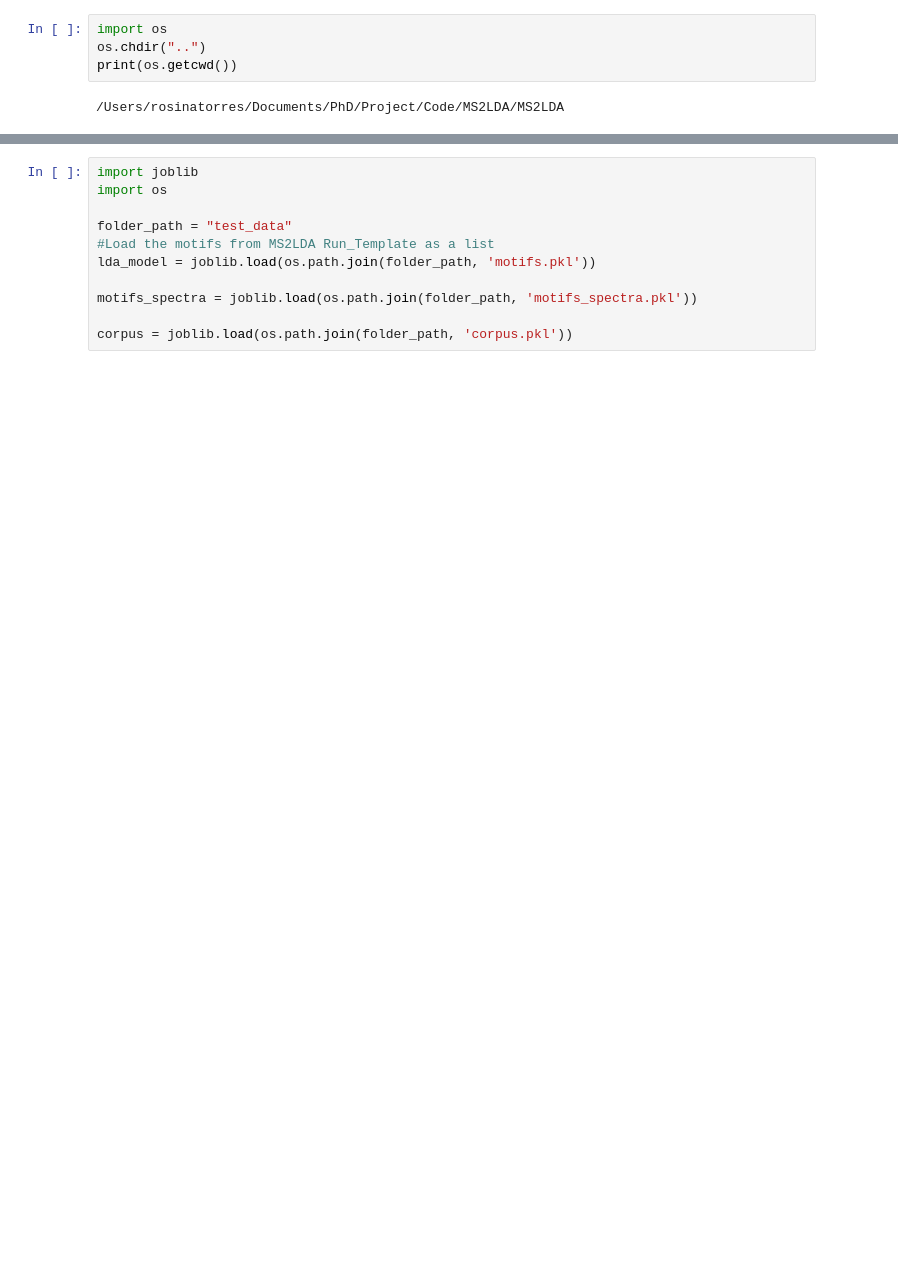
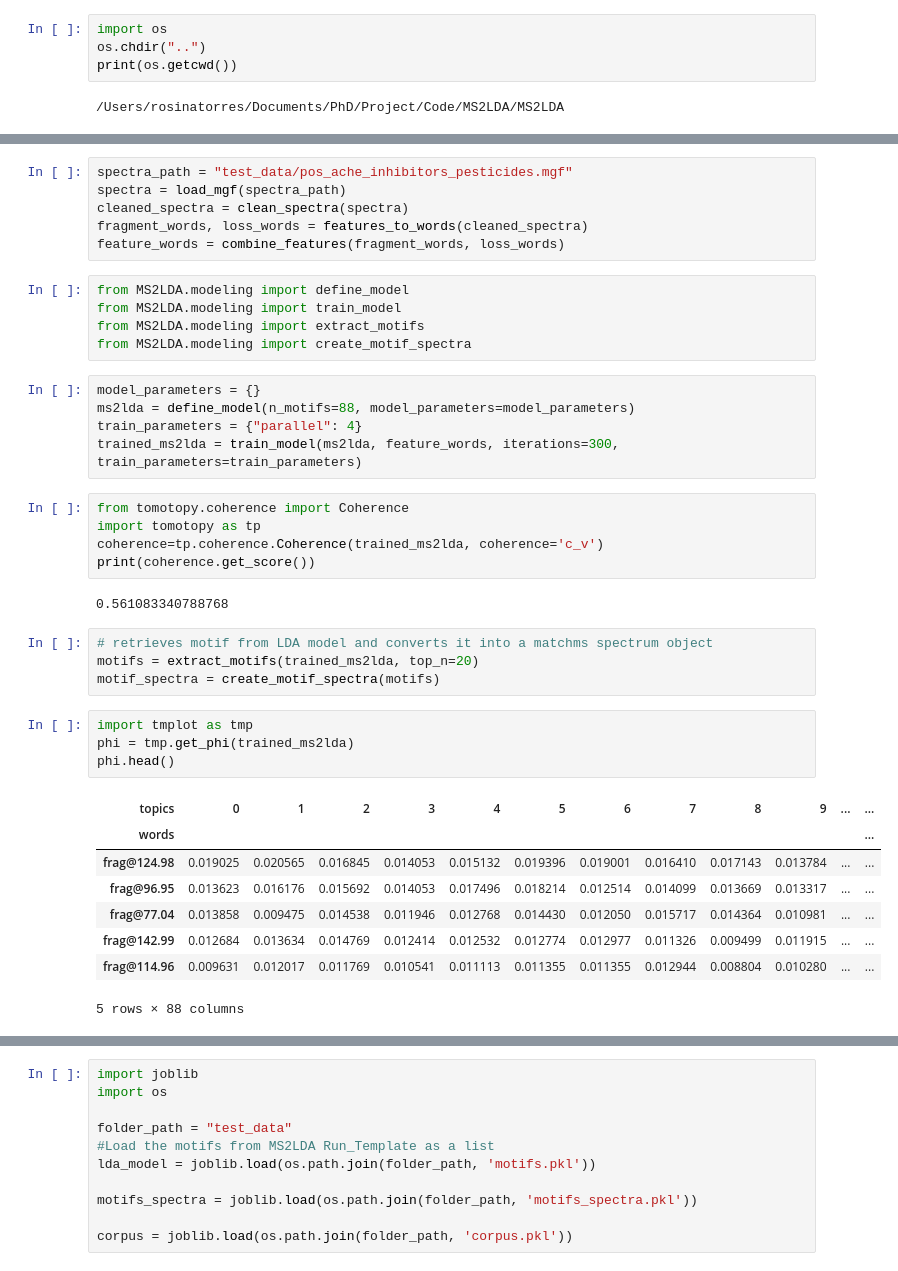
Before and after one commit to vdhooftcompmet/MS2LDA, a Jupyter notebook: notebooks/Run_Vis.ipynb, the cells around one changed output, grey strips where cells are left out. Drawn from its saved outputs; the diff is of its cells as text; blank space fills up the shorter version.

```diff
--- a/notebooks/Run_Vis.ipynb
+++ b/notebooks/Run_Vis.ipynb
@@ -6,0 +13,40 @@ print(os.getcwd())
+# %%
+spectra_path = "test_data/pos_ache_inhibitors_pesticides.mgf"
+spectra = load_mgf(spectra_path)
+cleaned_spectra = clean_spectra(spectra)
+fragment_words, loss_words = features_to_words(cleaned_spectra)
+feature_words = combine_features(fragment_words, loss_words)
+# %%
+from MS2LDA.modeling import define_model
+from MS2LDA.modeling import train_model
+from MS2LDA.modeling import extract_motifs
+from MS2LDA.modeling import create_motif_spectra
+# %%
+model_parameters = {}
+ms2lda = define_model(n_motifs=88, model_parameters=model_parameters)
+train_parameters = {"parallel": 4}
+trained_ms2lda = train_model(ms2lda, feature_words, iterations=300, train_parameters=train_parameters)
+# %%
+from tomotopy.coherence import Coherence
+import tomotopy as tp
+coherence=tp.coherence.Coherence(trained_ms2lda, coherence='c_v')
+print(coherence.get_score())
+# %% [output]
+0.561083340788768
+# %%
+# retrieves motif from LDA model and converts it into a matchms spectrum object
+motifs = extract_motifs(trained_ms2lda, top_n=20)
+motif_spectra = create_motif_spectra(motifs)
+# %%
+import tmplot as tmp
+phi = tmp.get_phi(trained_ms2lda)
+phi.head()
+# %% [output]
+| topics | 0 | 1 | 2 | 3 | 4 | 5 | 6 | 7 | 8 | 9 | ... | ... |
+| words |  |  |  |  |  |  |  |  |  |  |  | ... |
+| frag@124.98 | 0.019025 | 0.020565 | 0.016845 | 0.014053 | 0.015132 | 0.019396 | 0.019001 | 0.016410 | 0.017143 | 0.013784 | ... | ... |
+| frag@96.95 | 0.013623 | 0.016176 | 0.015692 | 0.014053 | 0.017496 | 0.018214 | 0.012514 | 0.014099 | 0.013669 | 0.013317 | ... | ... |
+| frag@77.04 | 0.013858 | 0.009475 | 0.014538 | 0.011946 | 0.012768 | 0.014430 | 0.012050 | 0.015717 | 0.014364 | 0.010981 | ... | ... |
+| frag@142.99 | 0.012684 | 0.013634 | 0.014769 | 0.012414 | 0.012532 | 0.012774 | 0.012977 | 0.011326 | 0.009499 | 0.011915 | ... | ... |
+| frag@114.96 | 0.009631 | 0.012017 | 0.011769 | 0.010541 | 0.011113 | 0.011355 | 0.011355 | 0.012944 | 0.008804 | 0.010280 | ... | ... |
+5 rows × 88 columns
```
Also changed, not shown: parts of 13 cells of this notebook, 1 other file.
